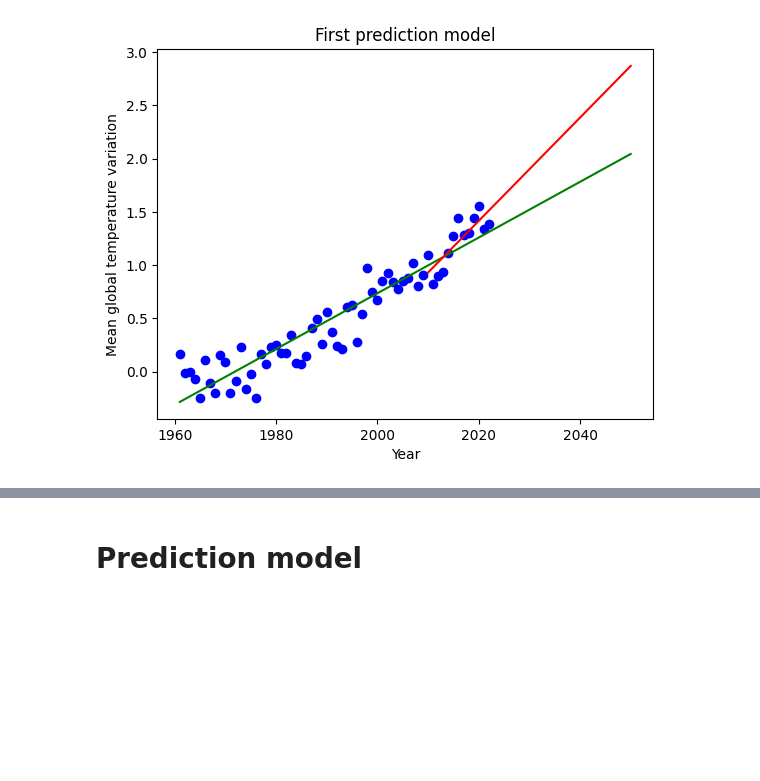
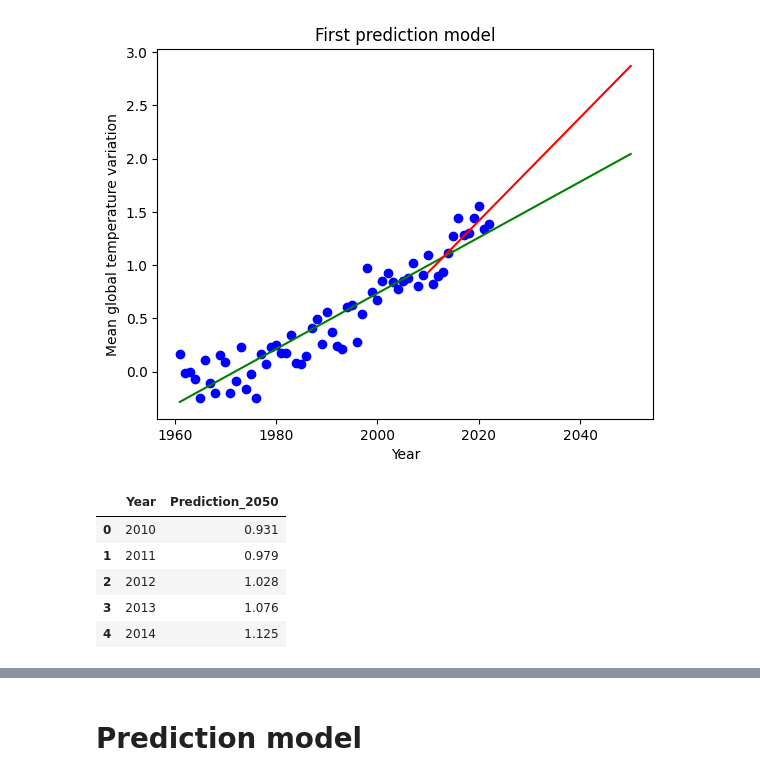
Before and after one commit to PetrongariYanina/ClimateChangeExplorer, a Jupyter notebook: ClimateChangeExplorer.ipynb, the cells around one changed output, grey strips where cells are left out. Saved outputs shown, nothing was run; the diff lists cells and outputs as text; code cells hidden in the pictures; blank space fills up the shorter version.

```diff
--- a/ClimateChangeExplorer.ipynb
+++ b/ClimateChangeExplorer.ipynb
@@ -402,3 +402,14 @@ plt.title('First prediction model')
 plt.show()
 # %% [output]
 [figure]
+# %%
+regression_data1 = pd.DataFrame({'Year': x_range_recent, 'Prediction_2050': y_values_recent})
+# %%
+regression_data1.head()
+# %% [output]
+|  | Year | Prediction_2050 |
+| 0 | 2010 | 0.931 |
+| 1 | 2011 | 0.979 |
+| 2 | 2012 | 1.028 |
+| 3 | 2013 | 1.076 |
+| 4 | 2014 | 1.125 |
```
Also changed, not shown: parts of 15 cells of this notebook.
